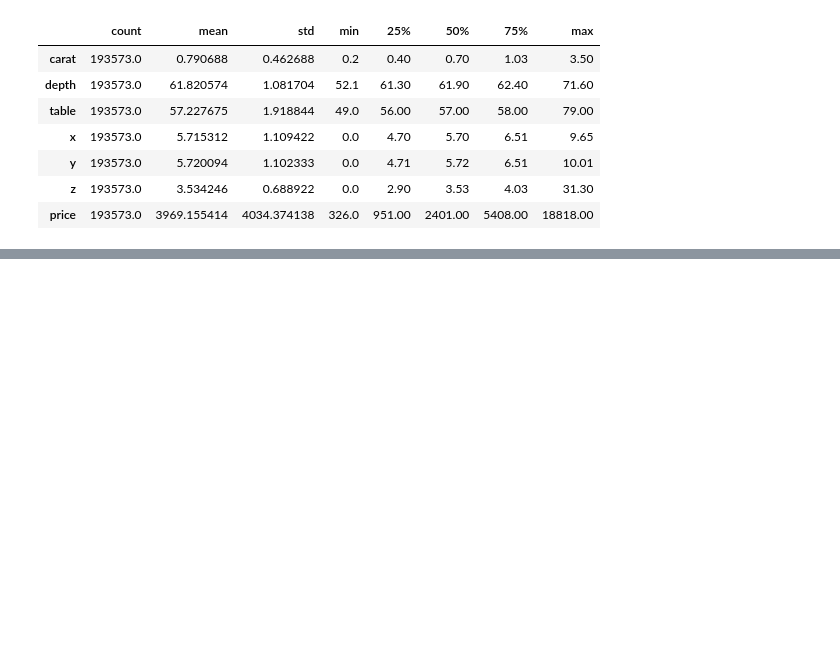
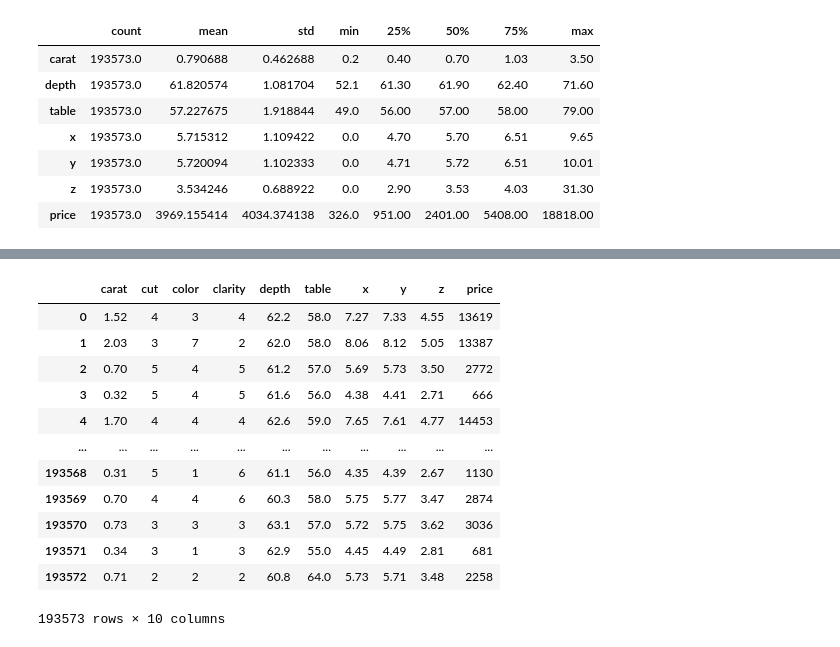
Before and after one commit to Sanchitkanojia/FSDSMENDTOEND, a Jupyter notebook: notebooks/research.ipynb, the cells around one changed output, grey strips where cells are left out. Cells and saved outputs as stored; diff of their text form; code cells hidden in the pictures; blank space fills up the shorter version.

```diff
--- a/notebooks/research.ipynb
+++ b/notebooks/research.ipynb
@@ -187,0 +233,27 @@ data[numerical_columns].describe().T
+# %%
+# it is a ordinal encoding
+cut_map={"Fair":1,"Good":2,"Very Good":3,"Premium":4,"Ideal":5}
+clarity_map={"I1":1, "SI2":2, "SI1":3, "VS2":4, "VS1":5, "VVS2":6, "VVS1":7, "IF":8}
+color_map={"D":1, "E":2, "F":3, "G":4, "H":5, "I":6, "J":7}
+# %%
+data["cut"]=data["cut"].map(cut_map)
+data["clarity"]=data["clarity"].map(clarity_map)
+data["color"]=data["color"].map(color_map)
+# %%
+data.drop(labels="id",axis=1,inplace=True)
+# %%
+data
+# %% [output]
+|  | carat | cut | color | clarity | depth | table | x | y | z | price |
+| 0 | 1.52 | 4 | 3 | 4 | 62.2 | 58.0 | 7.27 | 7.33 | 4.55 | 13619 |
+| 1 | 2.03 | 3 | 7 | 2 | 62.0 | 58.0 | 8.06 | 8.12 | 5.05 | 13387 |
+| 2 | 0.70 | 5 | 4 | 5 | 61.2 | 57.0 | 5.69 | 5.73 | 3.50 | 2772 |
+| 3 | 0.32 | 5 | 4 | 5 | 61.6 | 56.0 | 4.38 | 4.41 | 2.71 | 666 |
+| 4 | 1.70 | 4 | 4 | 4 | 62.6 | 59.0 | 7.65 | 7.61 | 4.77 | 14453 |
+| ... | ... | ... | ... | ... | ... | ... | ... | ... | ... | ... |
+| 193568 | 0.31 | 5 | 1 | 6 | 61.1 | 56.0 | 4.35 | 4.39 | 2.67 | 1130 |
+| 193569 | 0.70 | 4 | 4 | 6 | 60.3 | 58.0 | 5.75 | 5.77 | 3.47 | 2874 |
+| 193570 | 0.73 | 3 | 3 | 3 | 63.1 | 57.0 | 5.72 | 5.75 | 3.62 | 3036 |
+| 193571 | 0.34 | 3 | 1 | 3 | 62.9 | 55.0 | 4.45 | 4.49 | 2.81 | 681 |
+| 193572 | 0.71 | 2 | 2 | 2 | 60.8 | 64.0 | 5.73 | 5.71 | 3.48 | 2258 |
+193573 rows × 10 columns
```
Also changed, not shown: parts of 8 cells of this notebook, 2 other files.
